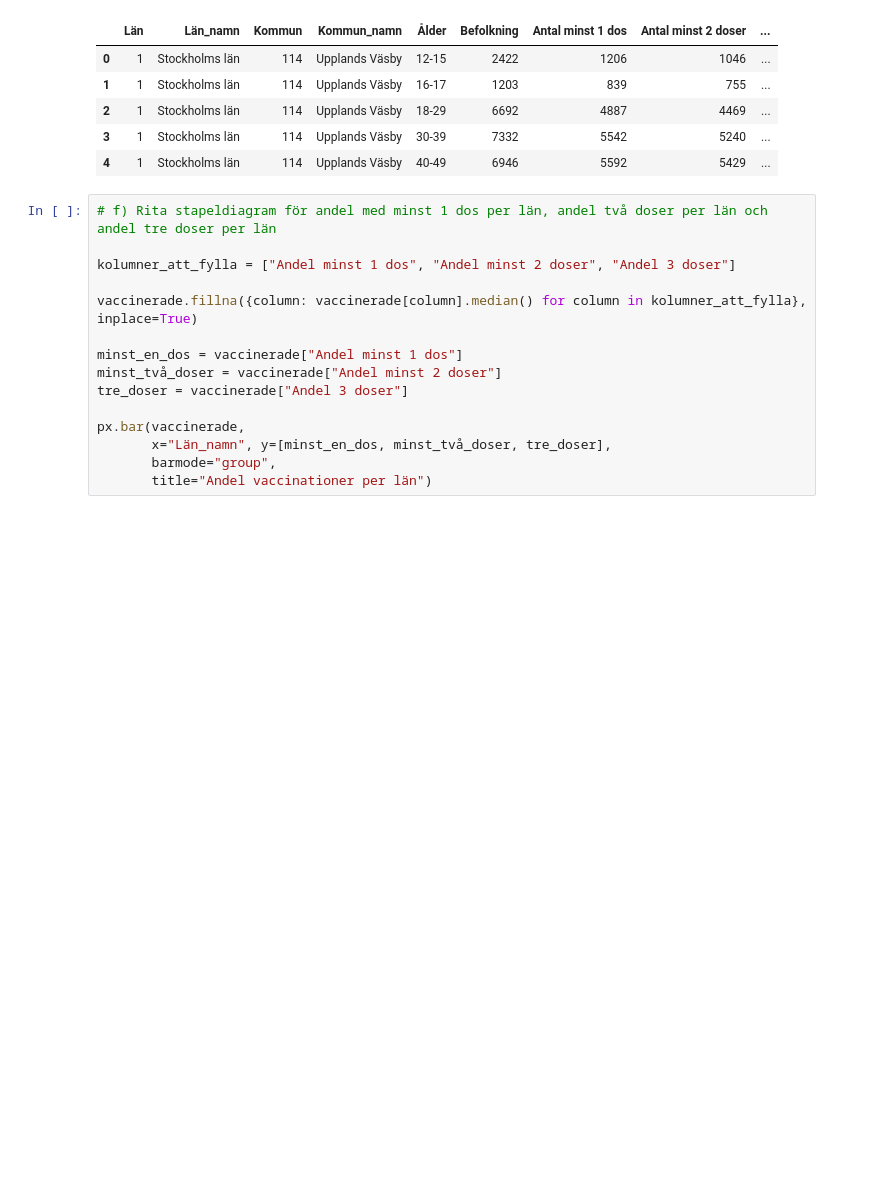
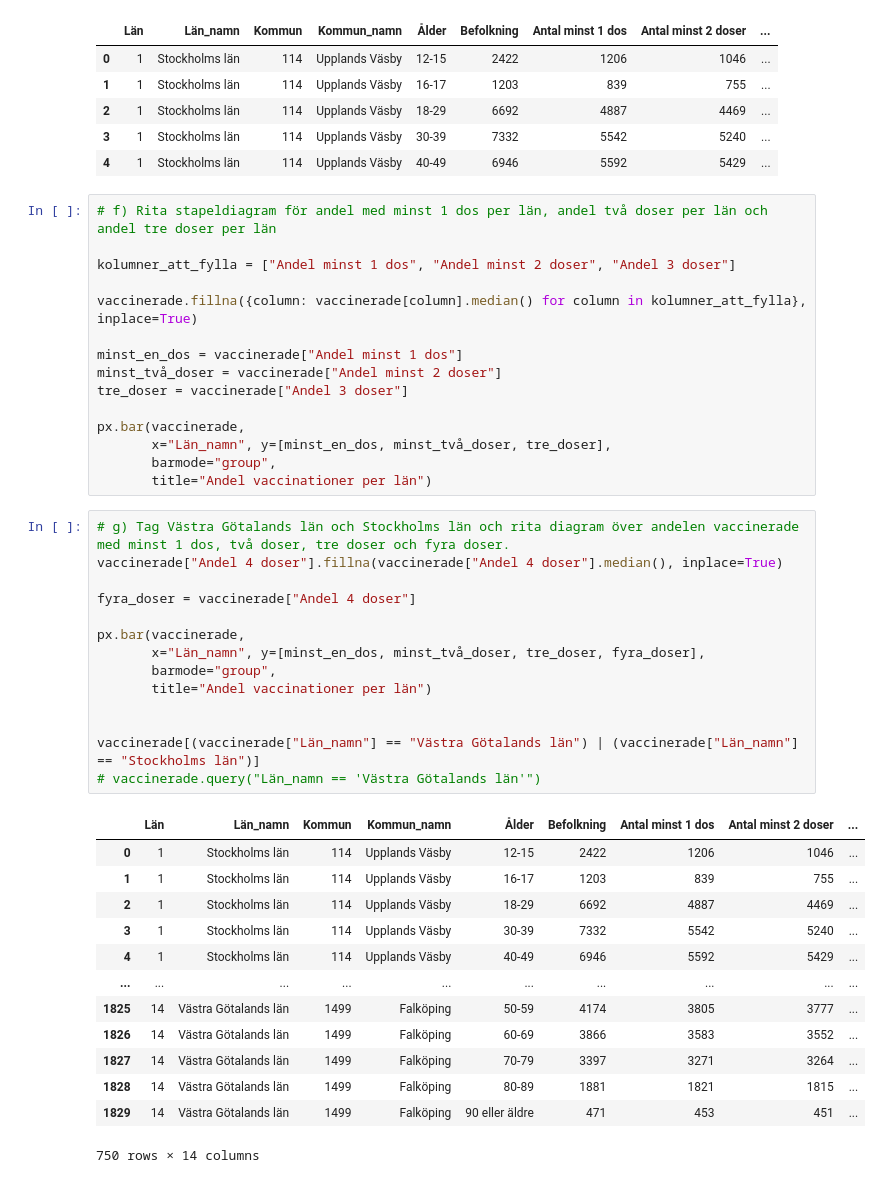
Before and after one commit to TobiasEnglund/Data-Processing-Tobias-Englund, a Jupyter notebook: Labs/Labb_1_Covid-19/labb_1_uppgift_2.ipynb, the cells around one changed output. Cells and saved outputs as stored; diff of their text form; blank space fills up the shorter version.

```diff
--- a/Labs/Labb_1_Covid-19/labb_1_uppgift_2.ipynb
+++ b/Labs/Labb_1_Covid-19/labb_1_uppgift_2.ipynb
@@ -76,3 +76,31 @@ px.bar(vaccinerade,
        x="Län_namn", y=[minst_en_dos, minst_två_doser, tre_doser],
        barmode="group",
        title="Andel vaccinationer per län")
+# %%
+# g) Tag Västra Götalands län och Stockholms län och rita diagram över andelen vaccinerade med minst 1 dos, två doser, tre doser och fyra doser.
+vaccinerade["Andel 4 doser"].fillna(vaccinerade["Andel 4 doser"].median(), inplace=True)
+
+fyra_doser = vaccinerade["Andel 4 doser"]
+
+px.bar(vaccinerade,
+       x="Län_namn", y=[minst_en_dos, minst_två_doser, tre_doser, fyra_doser],
+       barmode="group",
+       title="Andel vaccinationer per län")
+
+
+vaccinerade[(vaccinerade["Län_namn"] == "Västra Götalands län") | (vaccinerade["Län_namn"] == "Stockholms län")]
+# vaccinerade.query("Län_namn == 'Västra Götalands län'")
+# %% [output]
+|  | Län | Län_namn | Kommun | Kommun_namn | Ålder | Befolkning | Antal minst 1 dos | Antal minst 2 doser | ... |
+| 0 | 1 | Stockholms län | 114 | Upplands Väsby | 12-15 | 2422 | 1206 | 1046 | ... |
+| 1 | 1 | Stockholms län | 114 | Upplands Väsby | 16-17 | 1203 | 839 | 755 | ... |
+| 2 | 1 | Stockholms län | 114 | Upplands Väsby | 18-29 | 6692 | 4887 | 4469 | ... |
+| 3 | 1 | Stockholms län | 114 | Upplands Väsby | 30-39 | 7332 | 5542 | 5240 | ... |
+| 4 | 1 | Stockholms län | 114 | Upplands Väsby | 40-49 | 6946 | 5592 | 5429 | ... |
+| ... | ... | ... | ... | ... | ... | ... | ... | ... | ... |
+| 1825 | 14 | Västra Götalands län | 1499 | Falköping | 50-59 | 4174 | 3805 | 3777 | ... |
+| 1826 | 14 | Västra Götalands län | 1499 | Falköping | 60-69 | 3866 | 3583 | 3552 | ... |
+| 1827 | 14 | Västra Götalands län | 1499 | Falköping | 70-79 | 3397 | 3271 | 3264 | ... |
+| 1828 | 14 | Västra Götalands län | 1499 | Falköping | 80-89 | 1881 | 1821 | 1815 | ... |
+| 1829 | 14 | Västra Götalands län | 1499 | Falköping | 90 eller äldre | 471 | 453 | 451 | ... |
+750 rows × 14 columns
```
Also changed, not shown: parts of 1 cell of this notebook.
